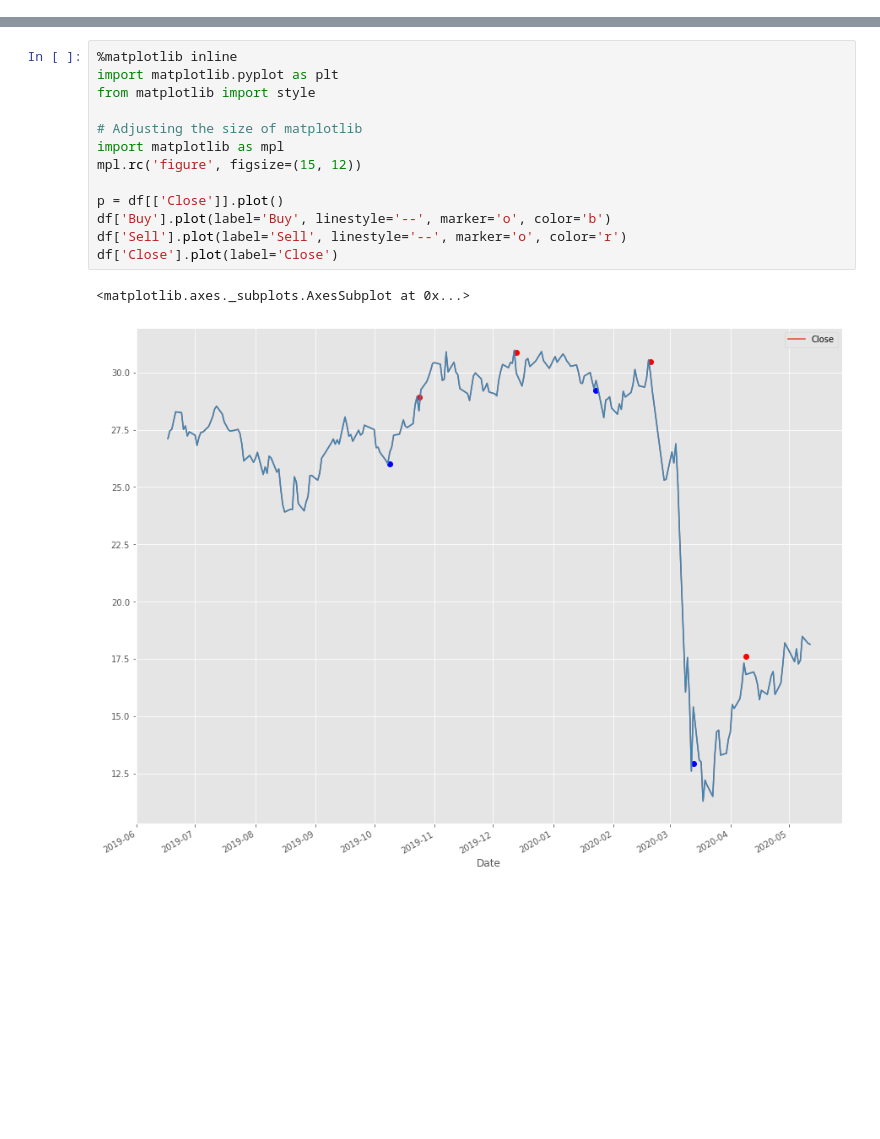
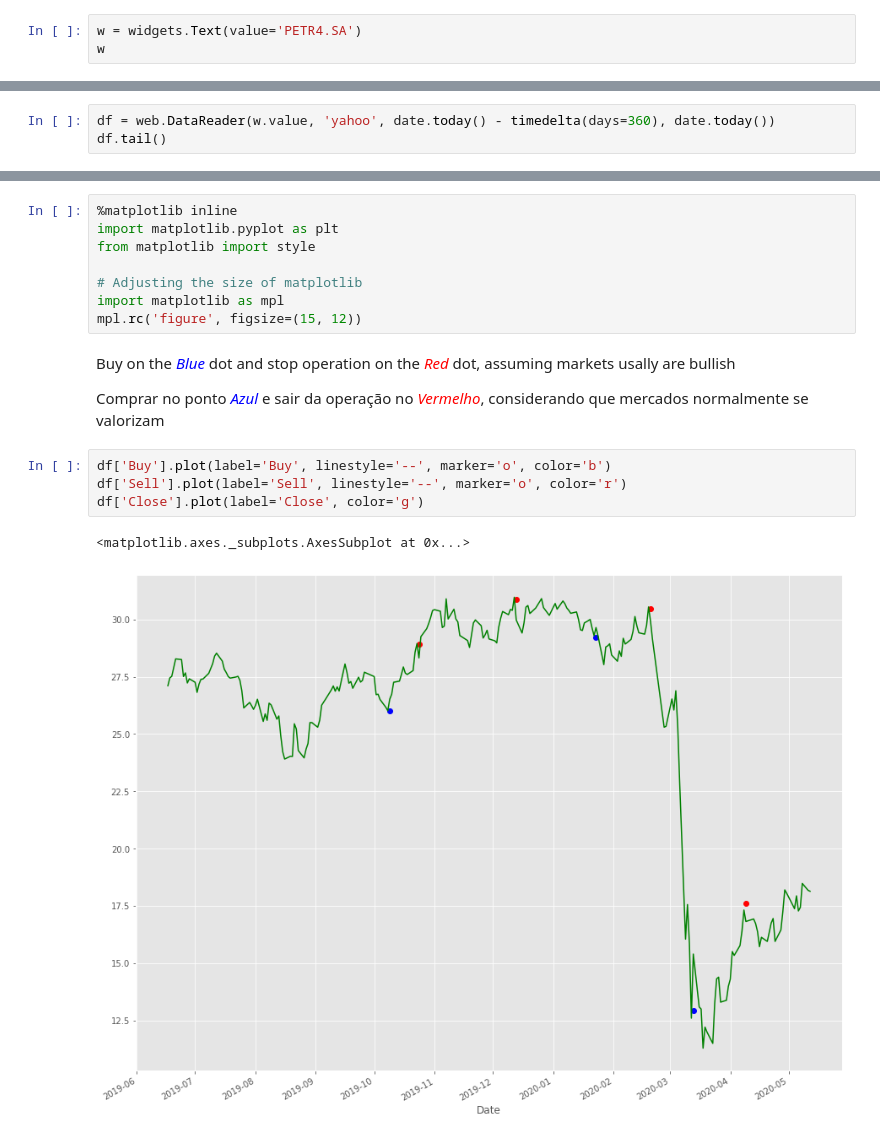
Before and after one commit to RaulMrSouza/Bollinger-Buy, a Jupyter notebook: Bollinger_Buy.ipynb, the cells around one changed output, grey strips where cells are left out. Cells and saved outputs as stored; diff of their text form; blank space fills up the shorter version.

```diff
--- a/Bollinger_Buy.ipynb
+++ b/Bollinger_Buy.ipynb
@@ -20,0 +12,3 @@ df.tail()
+# %%
+w = widgets.Text(value='PETR4.SA')
+w
@@ -20,0 +17,3 @@ df.tail()
+# %%
+df = web.DataReader(w.value, 'yahoo', date.today() - timedelta(days=360), date.today())
+df.tail()
@@ -41,11 +50,14 @@ from matplotlib import style
 # Adjusting the size of matplotlib
 import matplotlib as mpl
 mpl.rc('figure', figsize=(15, 12))
-
-p = df[['Close']].plot()
-df['Buy'].plot(label='Buy', linestyle='--', marker='o', color='b')
-df['Sell'].plot(label='Sell', linestyle='--', marker='o', color='r')
-df['Close'].plot(label='Close')
-# %% [output]
-<matplotlib.axes._subplots.AxesSubplot at 0x...>
-[figure, removed]
+# %% [markdown]
+Buy on the <font color='blue'>*Blue*</font> dot and stop operation on the <font color='red'>*Red*</font> dot, assuming markets usally are bullish
+
+Comprar no ponto <font color='blue'>*Azul*</font> e sair da operação no <font color='red'>*Vermelho*</font>, considerando que mercados normalmente se valorizam
+# %%
+df['Buy'].plot(label='Buy', linestyle='--', marker='o', color='b')
+df['Sell'].plot(label='Sell', linestyle='--', marker='o', color='r')
+df['Close'].plot(label='Close', color='g')
+# %% [output]
+<matplotlib.axes._subplots.AxesSubplot at 0x...>
+[figure, added]
```
Also changed, not shown: parts of 5 cells of this notebook.
